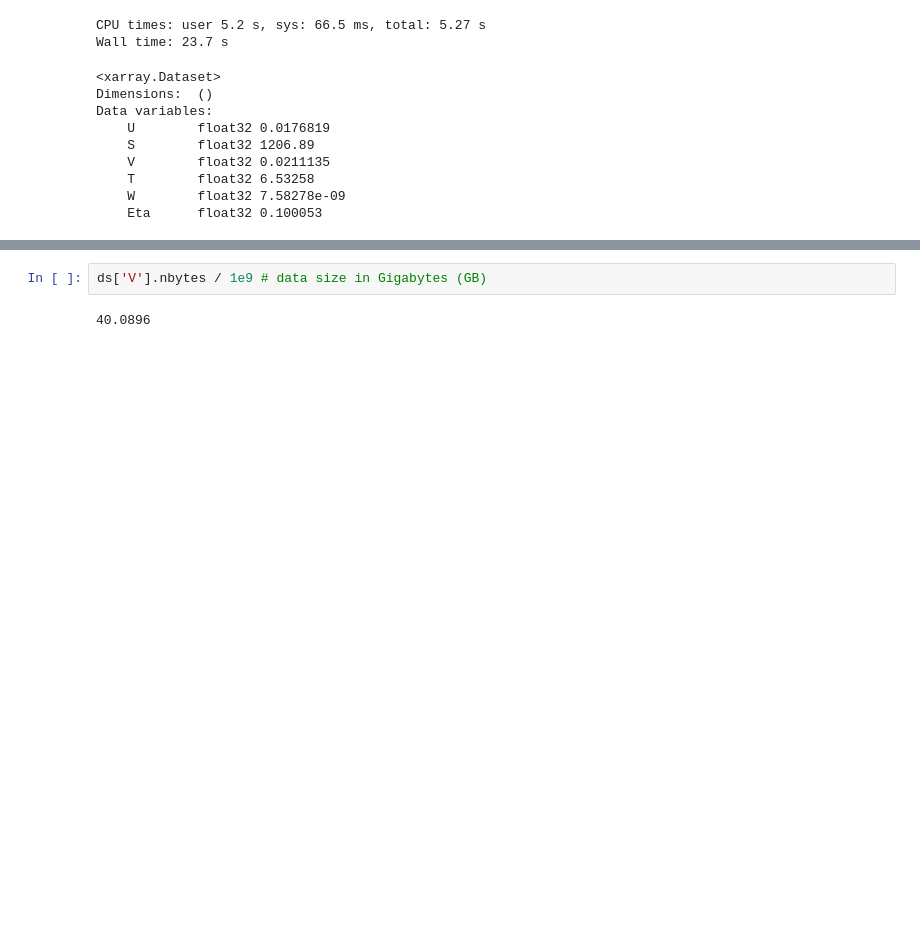
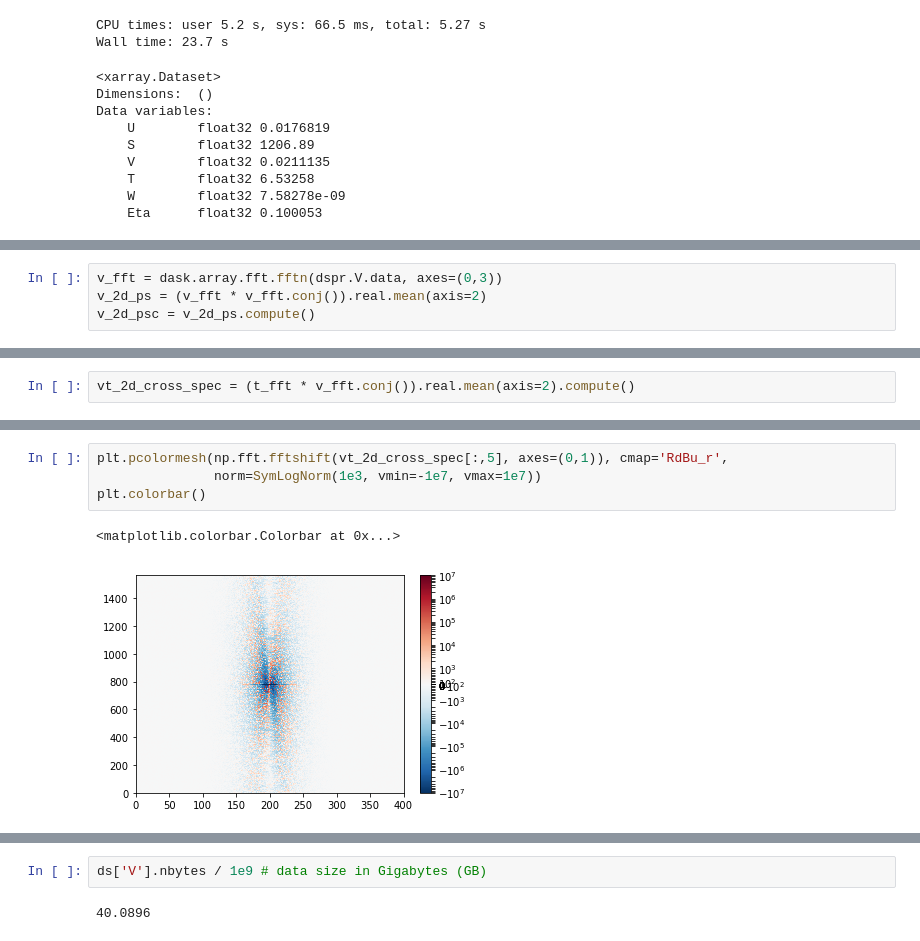
Before and after one commit to rabernat/dask_distributed_demo, a Jupyter notebook: notebooks/channel_spectrum_habanero.ipynb, the cells around one changed output, grey strips where cells are left out. Drawn from its saved outputs; the diff is of its cells as text; blank space fills up the shorter version.

```diff
--- a/notebooks/channel_spectrum_habanero.ipynb
+++ b/notebooks/channel_spectrum_habanero.ipynb
@@ -153,0 +162,4 @@ IndexError: tuple index out of range
+# %%
+v_fft = dask.array.fft.fftn(dspr.V.data, axes=(0,3))
+v_2d_ps = (v_fft * v_fft.conj()).real.mean(axis=2)
+v_2d_psc = v_2d_ps.compute()
@@ -153,0 +169,2 @@ IndexError: tuple index out of range
+# %%
+vt_2d_cross_spec = (t_fft * v_fft.conj()).real.mean(axis=2).compute()
@@ -153,0 +187,7 @@ IndexError: tuple index out of range
+# %%
+plt.pcolormesh(np.fft.fftshift(vt_2d_cross_spec[:,5], axes=(0,1)), cmap='RdBu_r',
+               norm=SymLogNorm(1e3, vmin=-1e7, vmax=1e7))
+plt.colorbar()
+# %% [output]
+<matplotlib.colorbar.Colorbar at 0x...>
+[figure, added]
```
Also changed, not shown: parts of 19 cells of this notebook, 3 other files.
